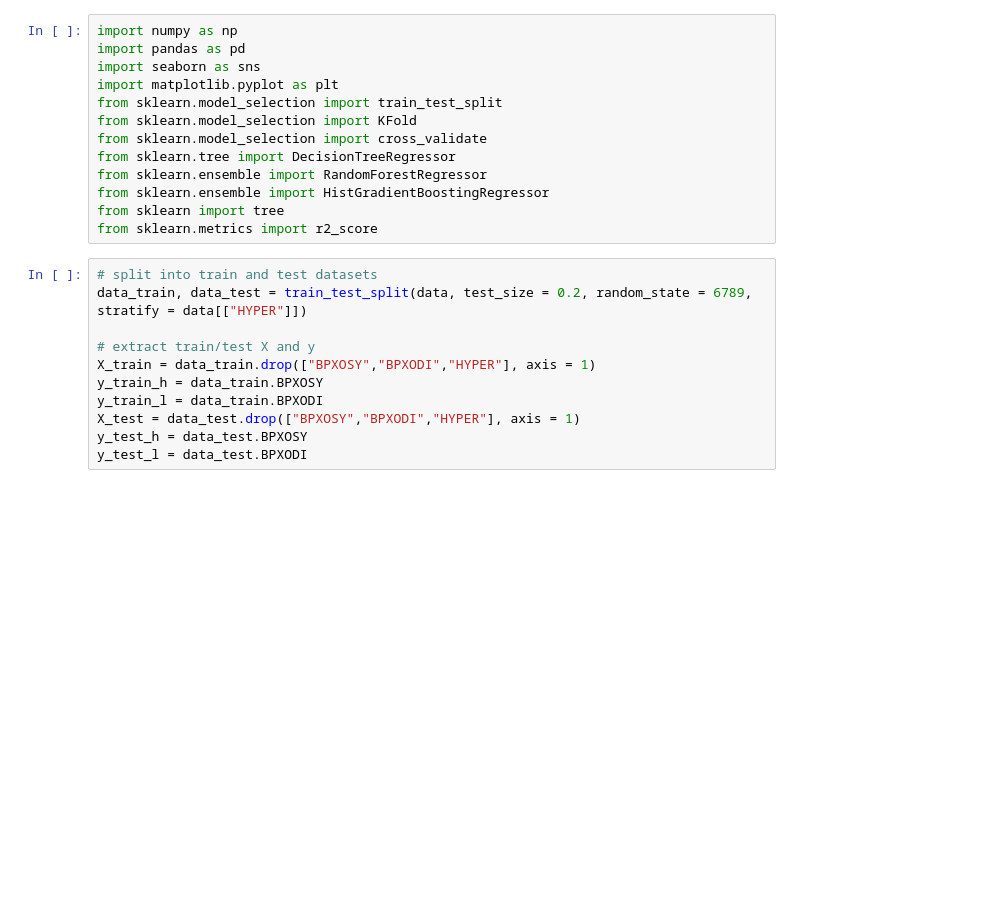
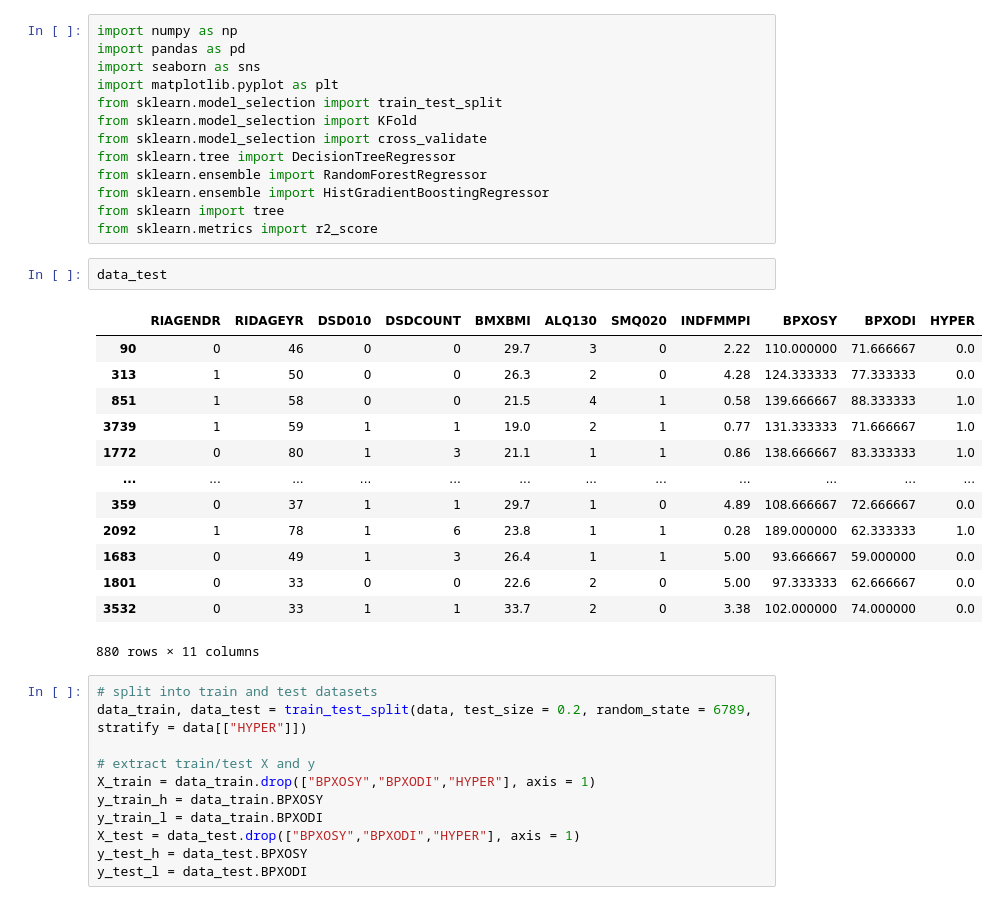
Before and after one commit to LiangqiTang/503-final-project, a Jupyter notebook: Stats 503 Final Project.ipynb, the cells around one changed output. Saved outputs shown, nothing was run; the diff lists cells and outputs as text; blank space fills up the shorter version.

```diff
--- a/Stats 503 Final Project.ipynb
+++ b/Stats 503 Final Project.ipynb
@@ -667,6 +669,22 @@ from sklearn.ensemble import RandomForestRegressor
 from sklearn.ensemble import HistGradientBoostingRegressor
 from sklearn import tree
 from sklearn.metrics import r2_score
+# %%
+data_test
+# %% [output]
+|  | RIAGENDR | RIDAGEYR | DSD010 | DSDCOUNT | BMXBMI | ALQ130 | SMQ020 | INDFMMPI | BPXOSY | BPXODI | HYPER |
+| 90 | 0 | 46 | 0 | 0 | 29.7 | 3 | 0 | 2.22 | 110.000000 | 71.666667 | 0.0 |
+| 313 | 1 | 50 | 0 | 0 | 26.3 | 2 | 0 | 4.28 | 124.333333 | 77.333333 | 0.0 |
+| 851 | 1 | 58 | 0 | 0 | 21.5 | 4 | 1 | 0.58 | 139.666667 | 88.333333 | 1.0 |
+| 3739 | 1 | 59 | 1 | 1 | 19.0 | 2 | 1 | 0.77 | 131.333333 | 71.666667 | 1.0 |
+| 1772 | 0 | 80 | 1 | 3 | 21.1 | 1 | 1 | 0.86 | 138.666667 | 83.333333 | 1.0 |
+| ... | ... | ... | ... | ... | ... | ... | ... | ... | ... | ... | ... |
+| 359 | 0 | 37 | 1 | 1 | 29.7 | 1 | 0 | 4.89 | 108.666667 | 72.666667 | 0.0 |
+| 2092 | 1 | 78 | 1 | 6 | 23.8 | 1 | 1 | 0.28 | 189.000000 | 62.333333 | 1.0 |
+| 1683 | 0 | 49 | 1 | 3 | 26.4 | 1 | 1 | 5.00 | 93.666667 | 59.000000 | 0.0 |
+| 1801 | 0 | 33 | 0 | 0 | 22.6 | 2 | 0 | 5.00 | 97.333333 | 62.666667 | 0.0 |
+| 3532 | 0 | 33 | 1 | 1 | 33.7 | 2 | 0 | 3.38 | 102.000000 | 74.000000 | 0.0 |
+880 rows × 11 columns
 # %%
 # split into train and test datasets
 data_train, data_test = train_test_split(data, test_size = 0.2, random_state = 6789, stratify = data[["HYPER"]])
```
Also changed, not shown: parts of 16 cells of this notebook.
